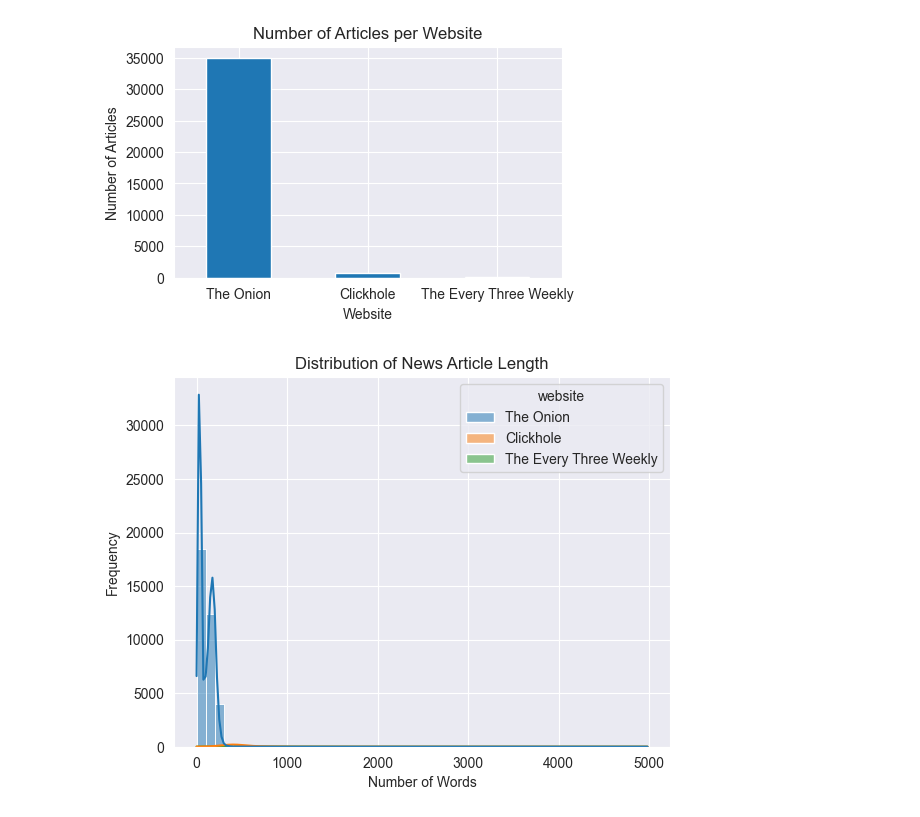
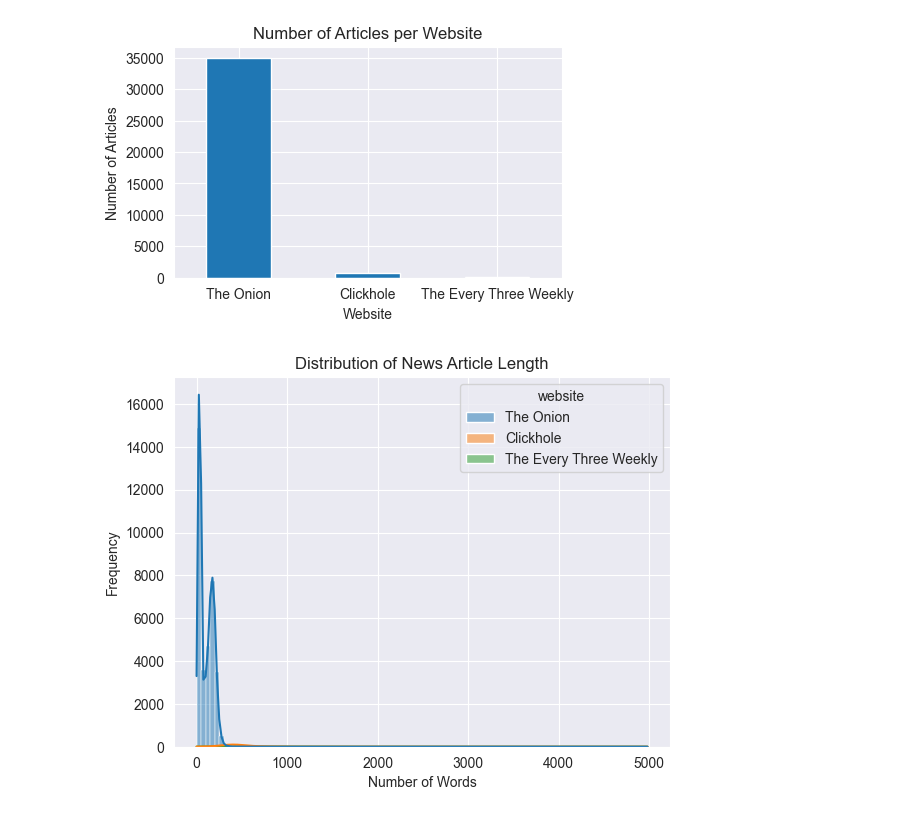
Before and after one commit to anusha-pathuri/satire-news-search-engine, a Jupyter notebook: notebooks/01_Data_Aggregation.ipynb, the cells around one changed output. Cells and saved outputs as stored; diff of their text form; code cells hidden in the pictures.

```diff
--- a/notebooks/01_Data_Aggregation.ipynb
+++ b/notebooks/01_Data_Aggregation.ipynb
@@ -632,14 +633,12 @@ plt.show()
 # %% [output]
 [figure]
 # %%
-article_length = data['body'].str.split().apply(len)
-data_copy = data.copy()
-data_copy['article_length'] = article_length
+data['article_length'] = data['body'].str.split().apply(len)
 
-sns.histplot(data_copy, x="article_length", hue="website", bins=50, kde=True)
+sns.histplot(data, x="article_length", hue="website", bins=100, kde=True)
 plt.title('Distribution of News Article Length')
 plt.xlabel('Number of Words')
 plt.ylabel('Frequency')
 plt.show()
 # %% [output]
-[figure, old version]
+[figure, new version]
```
Also changed, not shown: parts of 5 cells of this notebook, 5 other files.
